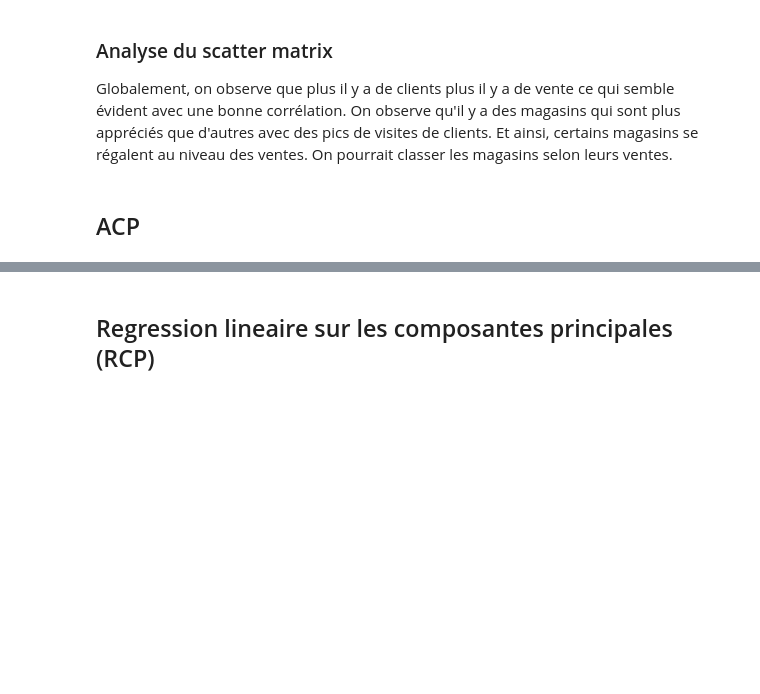
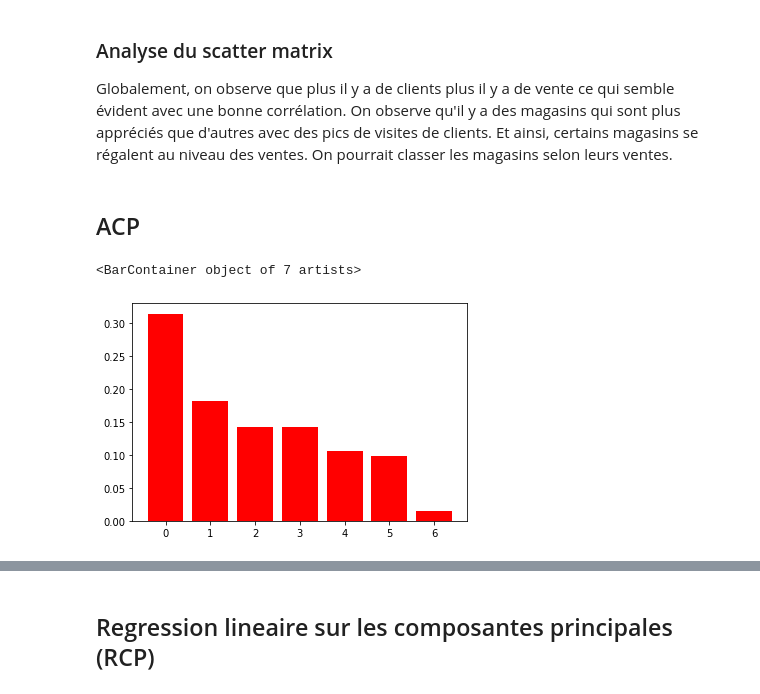
Before and after one commit to Arnofnr/ProjectBigDataCertif, a Jupyter notebook: SalesPredictionArnaud.ipynb, the cells around one changed output, grey strips where cells are left out. Cells and saved outputs as stored; diff of their text form; code cells hidden in the pictures; blank space fills up the shorter version.

```diff
--- a/SalesPredictionArnaud.ipynb
+++ b/SalesPredictionArnaud.ipynb
@@ -126,12 +138,19 @@ On pourrait classer les magasins selon leurs ventes.
 # %%
 from sklearn.decomposition import PCA
 from sklearn.preprocessing import scale
 # réduction des variables
-X=scale(train[["Store", "DayOfWeek", "Customers","ObservedSales","Month", 'Year', "Day"]])
+X = scale(train[["Store", "DayOfWeek", "Customers","ObservedSales","Month", 'Year', "Day"]])
 
 pca = PCA()
 ## Estimation, calcul des composantes principales
 C = pca.fit(X).transform(X)
+pca.explained_variance_ratio_
+
+plt.bar(range(X.shape[1]), pca.explained_variance_ratio_, color="r", align="center")
+
 ## Décroissance de la variance expliquée
-plt.plot(pca.explained_variance_ratio_)
-plt.show()
+# plt.plot(pca.explained_variance_ratio_)
+# plt.show()
+# %% [output]
+<BarContainer object of 7 artists>
+[figure, added]
```
Also changed, not shown: parts of 13 cells of this notebook.
